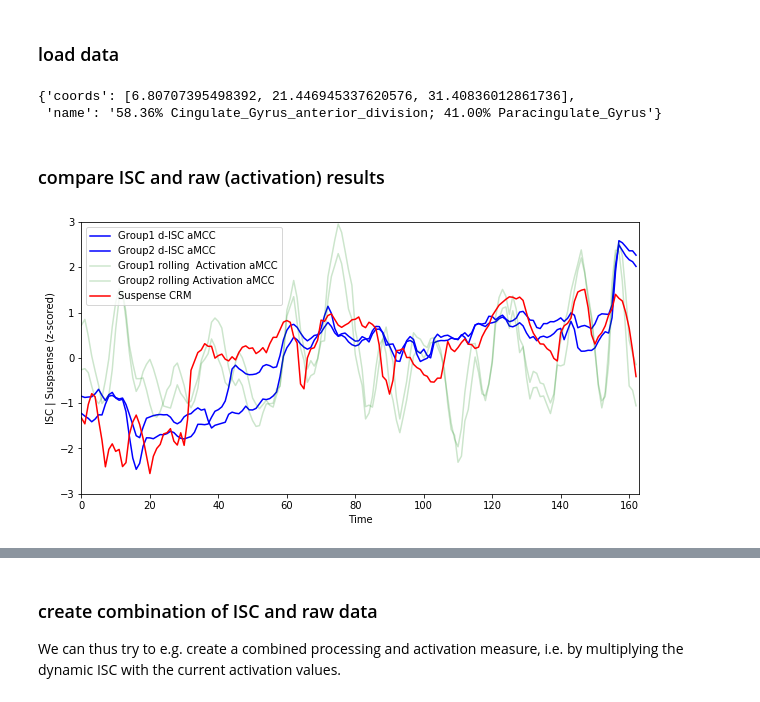
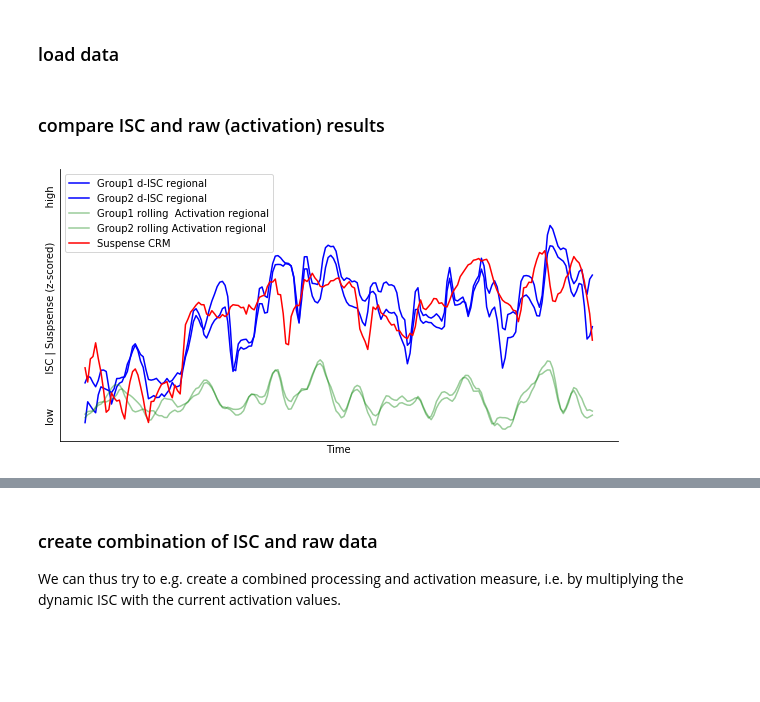
Before and after one commit to nomcomm/CamCanSuspenseISC_JMP, a Jupyter notebook: scripts/Schmaelzle_JMP_04_SupplementaryAnalyses.ipynb, the cells around one changed output, grey strips where cells are left out. Drawn from its saved outputs; the diff is of its cells as text; code cells hidden in the pictures; blank space fills up the shorter version.

```diff
--- a/scripts/Schmaelzle_JMP_04_SupplementaryAnalyses.ipynb
+++ b/scripts/Schmaelzle_JMP_04_SupplementaryAnalyses.ipynb
@@ -49,12 +51,7 @@ dyn_isc_dict = np.load(dyn_isc_file).item()
 dyn_isc_result_all = dyn_isc_dict['dyn_isc_result_all']
 dyn_isc_result = dyn_isc_dict['dyn_isc_result_splithalf']
 del dyn_isc_dict
-
-shen_dictionary = np.load('../data/shen_dictionary.npy').item()
-shen_dictionary[15] #15->14 because of zero-indexing ...
+shen_dictionary = np.load(shen_dictionary_file).item()
-# %% [output]
-{'coords': [6.80707395498392, 21.446945337620576, 31.40836012861736],
- 'name': '58.36% Cingulate_Gyrus_anterior_division; 41.00% Paracingulate_Gyrus'}
 # %%
 # read in the time series data to get access to the raw BOLD activation values
 read_dictionary = np.load(dict_file).item()
@@ -67,6 +64,8 @@ n_tr_rest, n_regions = read_dictionary[subjs[0]]['funcdata_rest'].shape
 ts_data = np.zeros((n_tr, n_regions, n_subjs))
 ts_data_undet = np.zeros((n_tr, n_regions,n_subjs))
 motion_data = np.zeros((n_tr, 6, n_subjs))
+age_data = np.zeros((n_subjs))
+gender_data = np.zeros((n_subjs))
 
 rest_list = []
 #re-create ts_data
@@ -75,10 +74,11 @@ for curr_sub in range(n_subjs):
     ts_data[:,:, curr_sub]       = read_dictionary[curr_sub_name]['funcdata']
     ts_data_undet[:,:, curr_sub] = read_dictionary[curr_sub_name]['funcdata_unfilt_undet_stand']
     motion_data[:,:, curr_sub]   = read_dictionary[curr_sub_name]['motion']
+    age_data[curr_sub] = read_dictionary[curr_sub_name]['age']
+    gender_data[curr_sub] = read_dictionary[curr_sub_name]['gender']
     if np.asarray(read_dictionary[curr_sub_name]['funcdata_rest']).shape == (n_tr_rest, n_regions):
         rest_list.append(read_dictionary[curr_sub_name]['funcdata_rest'])
         #things are a bit cumbersome for the resting state data because - due to artifact control etc, different subjects pass the threshold
-
 
 ts_data_rest = np.asarray(rest_list)
 ts_data_rest = np.swapaxes(ts_data_rest, 0,2)
@@ -87,9 +87,10 @@ del rest_list, read_dictionary
 # %% [markdown]
 ### compare ISC and raw (activation) results
 # %%
-# compute mean for aMCC
-vals1 = np.nanmean(ts_data_undet[:, 14, :248], axis=1)
-vals2 = np.nanmean(ts_data_undet[:, 14, 248:], axis=1) #248 -> to take average from half of the group
+# compute mean for a region
+curr_region = 6
+vals1 = np.nanmean(ts_data_undet[:, curr_region, :247], axis=1)
+vals2 = np.nanmean(ts_data_undet[:, curr_region, 247:], axis=1) #248 -> to take average from half of the group
 
 # compute a rolling average as well
 roll_vals1 = pd.DataFrame(vals1).rolling(window = 5, center = True, win_type = 'boxcar', min_periods = 0).mean()[0].values
@@ -97,27 +98,30 @@ roll_vals2 = pd.DataFrame(vals2).rolling(window = 5, center = True, win_type = '
 # %%
 f = plt.figure(figsize=(10,5))
 ax1 = f.add_subplot(111)
 
 
-ax1.plot(scipy.stats.zscore(dyn_isc_result[0,14,:]),
-         color = 'blue', label = 'Group1 d-ISC aMCC');
+ax1.plot(scipy.stats.zscore(dyn_isc_result[0,:,curr_region]),
+         color = 'blue', label = 'Group1 d-ISC regional');
 
-ax1.plot(scipy.stats.zscore(dyn_isc_result[1,14,:]),
-         color = 'blue', label = 'Group2 d-ISC aMCC');
+ax1.plot(scipy.stats.zscore(dyn_isc_result[1,:,curr_region]),
+         color = 'blue', label = 'Group2 d-ISC regional');
 
-ax1.plot(scipy.stats.zscore(scipy.signal.resample(roll_vals1, 163)) ,
-         color = 'green', alpha = 0.2, label = 'Group1 rolling  Activation aMCC');
+ax1.plot(scipy.stats.zscore(roll_vals1)/3 -2,
+         color = 'green', alpha = 0.4, label = 'Group1 rolling  Activation regional');
 
-ax1.plot(scipy.stats.zscore(scipy.signal.resample(roll_vals2, 163)) ,
-         color = 'green', alpha = 0.2, label = 'Group2 rolling Activation aMCC');
+ax1.plot(scipy.stats.zscore(roll_vals2)/3 -2,
+         color = 'green', alpha = 0.4, label = 'Group2 rolling Activation regional');
 
 suspense = np.load(suspense_file)
-ax1.plot(scipy.signal.resample(scipy.stats.zscore(suspense), 163), color = 'red', label = 'Suspense CRM');
+ax1.plot(scipy.stats.zscore(suspense), color = 'red', label = 'Suspense CRM');
 
 plt.legend(loc = 'upper left')
-plt.xlim(0, 163)
-plt.ylim(-3, 3)
-plt.xlabel('Time');
-plt.ylabel('ISC | Suspsense (z-scored)');
+#plt.xlim(0, 193)
+plt.ylim(-3, 3.5)
+plt.xlabel('Time')
+plt.ylabel('low           ISC | Suspsense (z-scored)           high')
+plt.xticks([]);
+plt.yticks([]);
+sns.despine()
 # %% [output]
-[figure, old version]
+[figure, new version]
```
Also changed, not shown: parts of 26 cells of this notebook, 10 other files.
